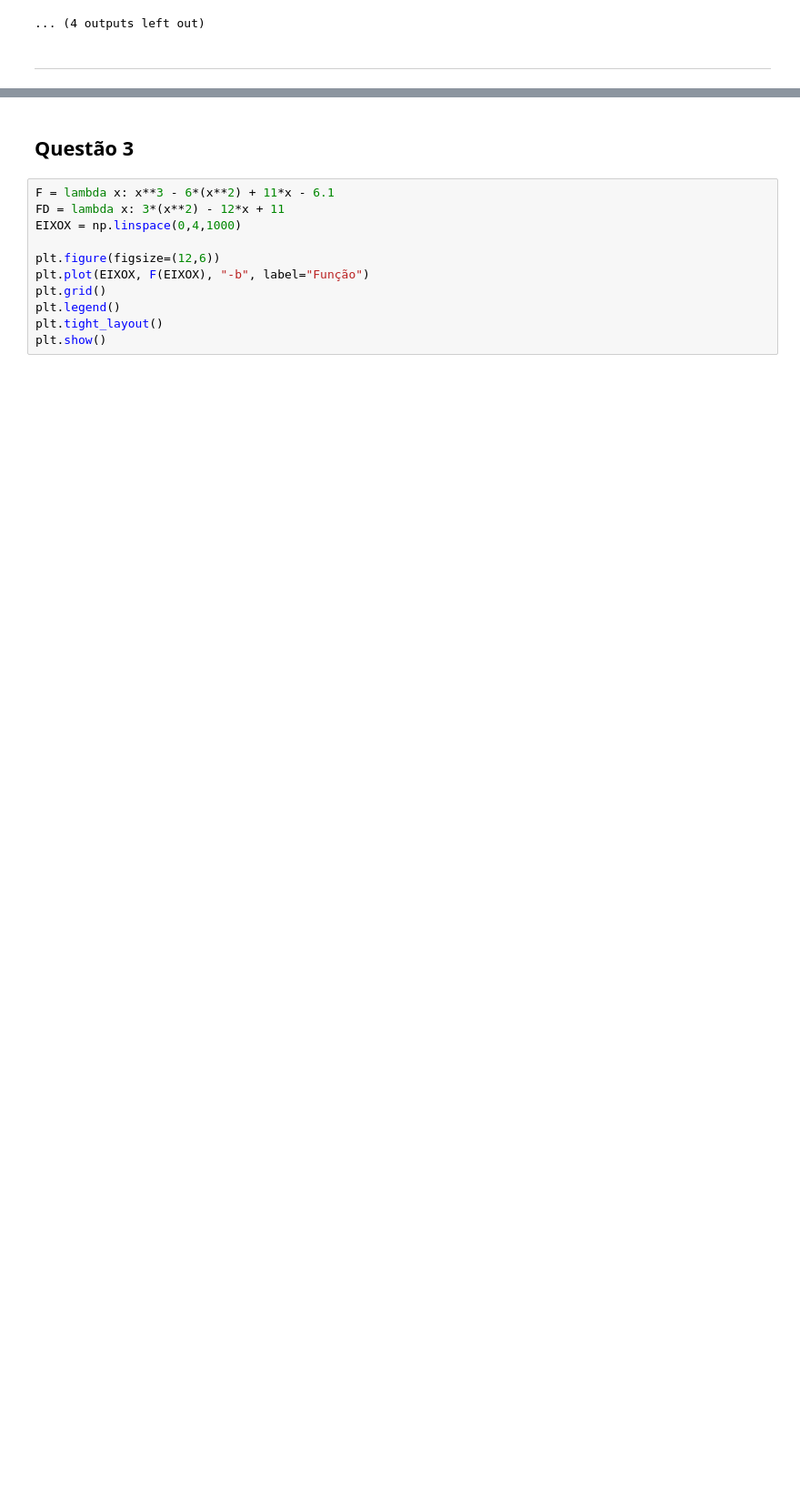
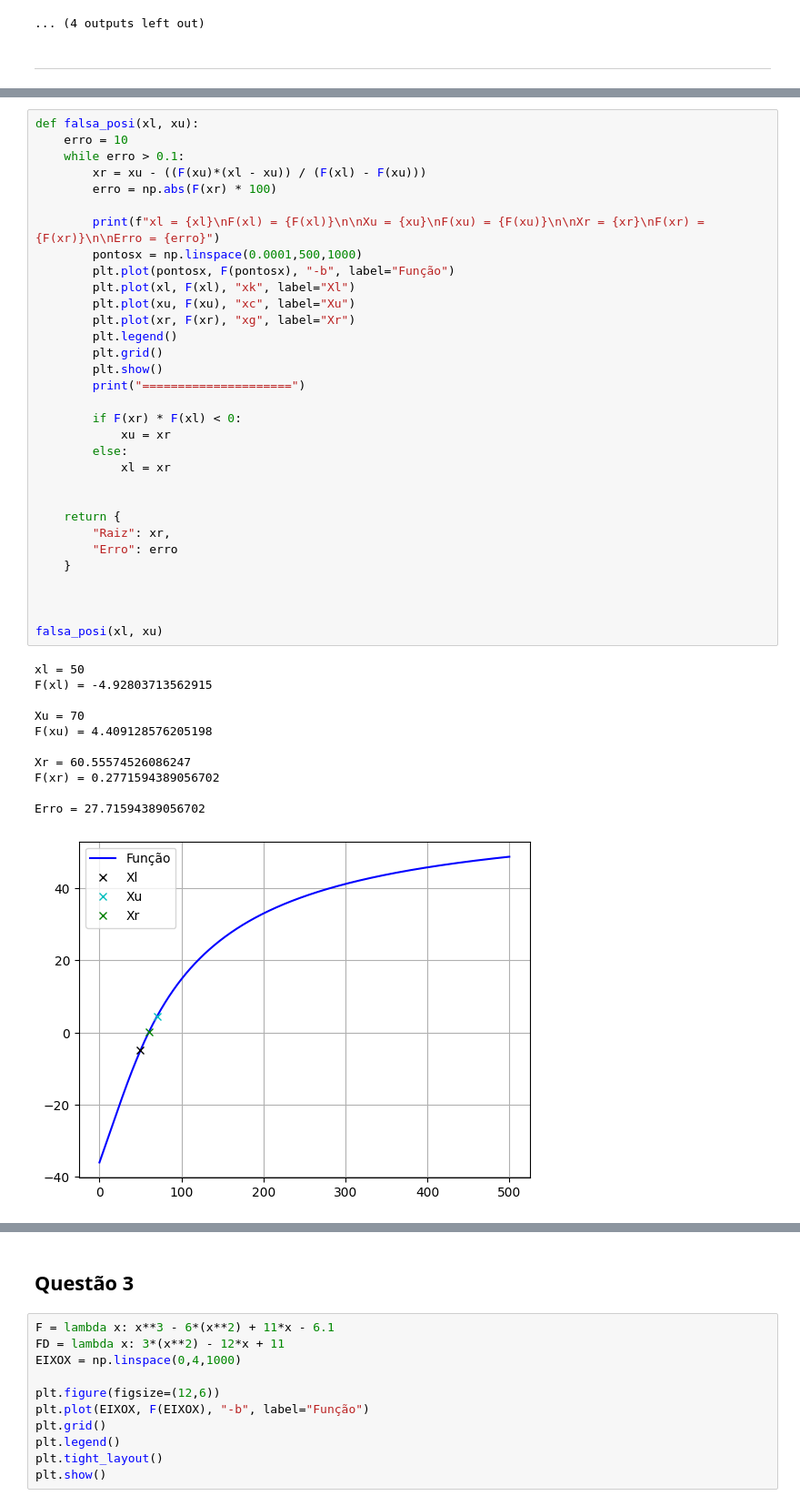
Before and after one commit to GabrielMPinho/Modelagem-Computacional, a Jupyter notebook: AC2/gabriel_manata_marcus_carvalho.ipynb, the cells around one changed output, grey strips where cells are left out. Shown at 91% size. Cells and saved outputs as stored; diff of their text form; blank space fills up the shorter version.

```diff
--- a/AC2/gabriel_manata_marcus_carvalho.ipynb
+++ b/AC2/gabriel_manata_marcus_carvalho.ipynb
@@ -232,0 +257,44 @@ Erro = (1.453125 - 1.46875) / 1.453125 = 1.0753
+# %%
+def falsa_posi(xl, xu):
+    erro = 10
+    while erro > 0.1:
+        xr = xu - ((F(xu)*(xl - xu)) / (F(xl) - F(xu)))
+        erro = np.abs(F(xr) * 100)
+
+        print(f"xl = {xl}\nF(xl) = {F(xl)}\n\nXu = {xu}\nF(xu) = {F(xu)}\n\nXr = {xr}\nF(xr) = {F(xr)}\n\nErro = {erro}")
+        pontosx = np.linspace(0.0001,500,1000)
+        plt.plot(pontosx, F(pontosx), "-b", label="Função")
+        plt.plot(xl, F(xl), "xk", label="Xl")
+        plt.plot(xu, F(xu), "xc", label="Xu")
+        plt.plot(xr, F(xr), "xg", label="Xr")
+        plt.legend()
+        plt.grid()
+        plt.show()
+        print("=====================")
+
+        if F(xr) * F(xl) < 0:
+            xu = xr
+        else:
+            xl = xr
+
+
+    return {
+        "Raiz": xr,
+        "Erro": erro
+    }
+
+
+
+falsa_posi(xl, xu)
+# %% [output]
+xl = 50
+F(xl) = -4.92803713562915
+
+Xu = 70
+F(xu) = 4.409128576205198
+
+Xr = 60.55574526086247
+F(xr) = 0.2771594389056702
+
+Erro = 27.71594389056702
+[figure, added]
```
Also changed, not shown: parts of 25 cells of this notebook, 4 other files.
